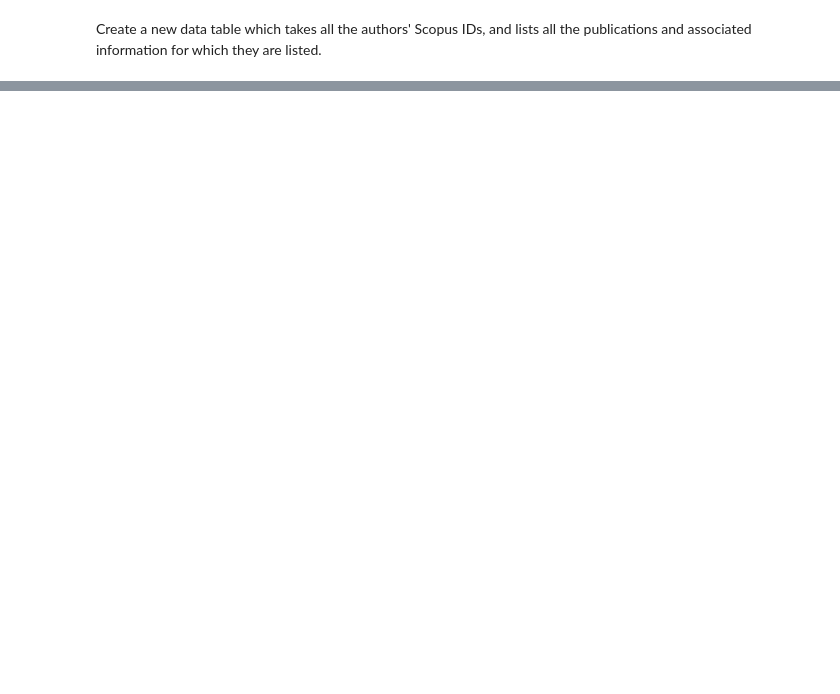
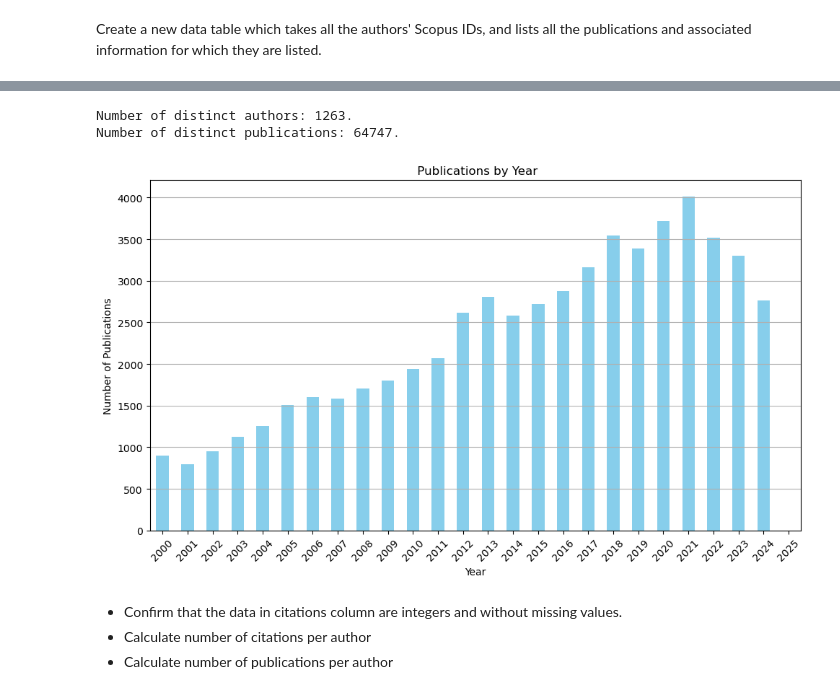
Before and after one commit to muon2998/QFactor, a Jupyter notebook: qscore.ipynb, the cells around one changed output, grey strips where cells are left out. Drawn from its saved outputs; the diff is of its cells as text; code cells hidden in the pictures; blank space fills up the shorter version.

```diff
--- a/qscore.ipynb
+++ b/qscore.ipynb
@@ -69,0 +79,31 @@ merged_data.describe()
+# %%
+# Number of unique authors and publications
+unique_authors = merged_data['SCOPUS_ID'].nunique()
+unique_publications = merged_data['Title'].nunique()
+
+print(f"Number of distinct authors: {unique_authors}."
+      f"\nNumber of distinct publications: {unique_publications}."
+      )
+
+# See the number of publications per year
+# Filter the DataFrame to only include years from {year} onwards
+filtered_data = merged_data[merged_data['Year'] >= 2000]
+# Group by 'Year' and count unique 'Title' values to get publications per year
+unique_titles_per_year = filtered_data.groupby('Year')['Title'].nunique().reset_index()
+
+# Plotting
+unique_titles_per_year.plot(kind='bar', x='Year', y='Title', figsize=(10, 6), color='skyblue', legend=False)
+plt.xlabel('Year')
+plt.ylabel('Number of Publications')
+plt.title(' Publications by Year')
+plt.xticks(rotation=45)
+plt.grid(axis='y')
+plt.tight_layout()
+# %% [output]
+Number of distinct authors: 1263.
+Number of distinct publications: 64747.
+[figure, added]
+# %% [markdown]
+- Confirm that the data in citations column are integers and without missing values.
+- Calculate number of citations per author
+- Calculate number of publications per author
```
Also changed, not shown: parts of 7 cells of this notebook.
